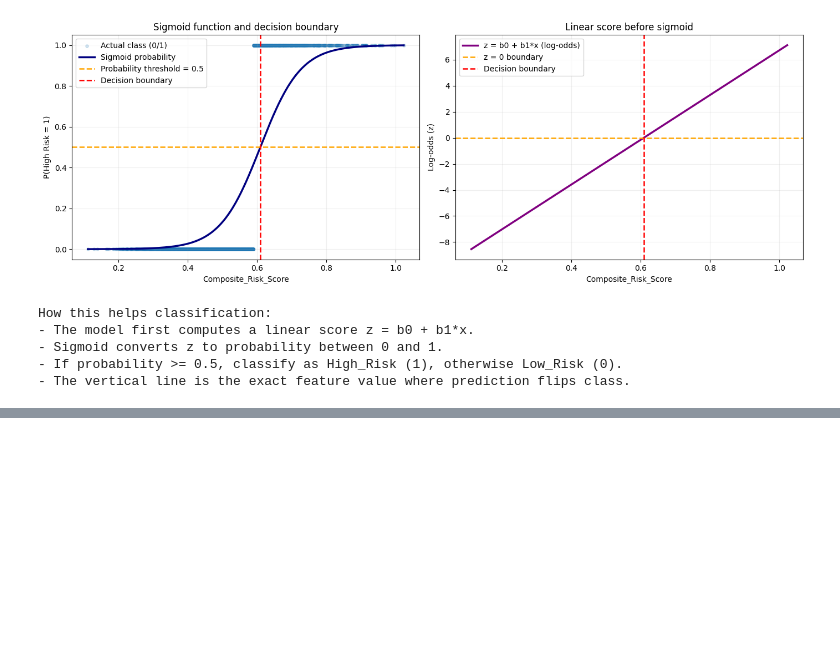
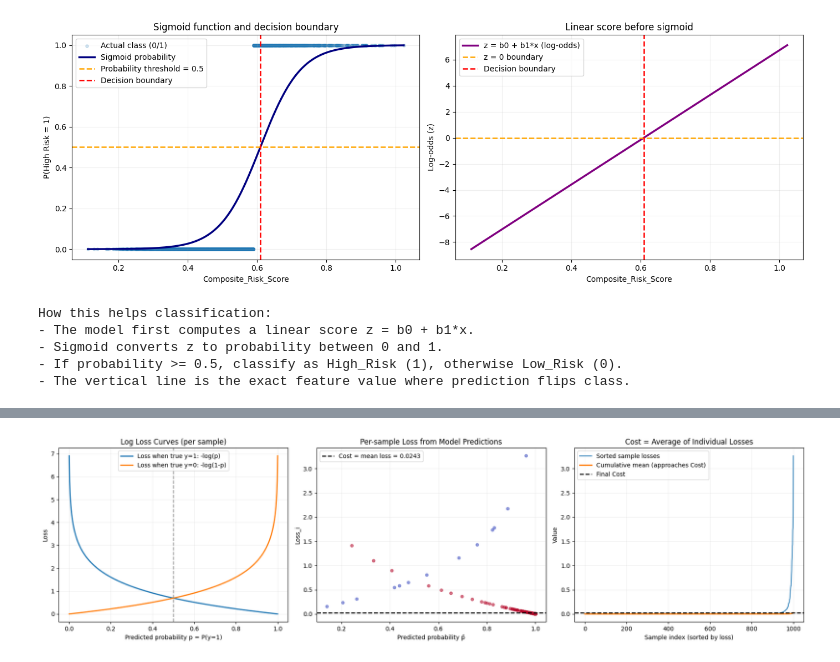
Before and after one commit to jdhova/Data-Science-Basics, a Jupyter notebook: Superviced/Classification/Classification.ipynb, the cells around one changed output, grey strips where cells are left out. Cells and saved outputs as stored; diff of their text form; code cells hidden in the pictures; blank space fills up the shorter version.

```diff
--- a/Superviced/Classification/Classification.ipynb
+++ b/Superviced/Classification/Classification.ipynb
@@ -109,0 +148,82 @@ How this helps classification:
+# %%
+# Simplified visual explanation of Loss (per sample) vs Cost (average loss) for logistic regression
+
+# 1) Pick an available dataframe and target
+df_for_demo = df_logistic.copy() if "df_logistic" in globals() else df_imported.copy()
+target_name = target_col if ("target_col" in globals() and target_col in df_for_demo.columns) else "Is_Suspicious"
+
+# 2) Build y (fallback if single class, for teaching visualization)
+y_raw = df_for_demo[target_name].astype(int).values
+if np.unique(y_raw).size < 2:
+    y_demo = (df_for_demo["Transaction_Amount"] > df_for_demo["Transaction_Amount"].median()).astype(int).values
+    note = "Target had one class only, so demo labels were created from median(Transaction_Amount)."
+else:
+    y_demo = y_raw
+    note = f"Using real target: {target_name}"
+
+# 3) Select a few numeric features and fit logistic regression
+candidate_features = [c for c in ["Transaction_Amount", "Country_Amount_Interaction", "Velocity_Risk", "Num_Transactions_24h"] if c in df_for_demo.columns]
+X_demo = df_for_demo[candidate_features].values
+
+demo_model = LogisticRegression(max_iter=1000)
+demo_model.fit(X_demo, y_demo)
+
+# Predicted probability for class 1
+p_hat = demo_model.predict_proba(X_demo)[:, 1]
+
+# 4) Per-sample log loss and cost (mean loss)
+eps = 1e-15
+p_safe = np.clip(p_hat, eps, 1 - eps)
+sample_loss = -(y_demo * np.log(p_safe) + (1 - y_demo) * np.log(1 - p_safe))
+cost = sample_loss.mean()
+
+print(note)
+print(f"Features used: {candidate_features}")
+print(f"Average Cost (mean log loss): {cost:.4f}")
+print(
+    "\nFormulas:\n"
+    "Loss_i = -(y_i*log(p_i) + (1-y_i)*log(1-p_i))\n"
+    "Cost   = (1/N) * Σ Loss_i"
+)
+
+# 5) Visual representation
+p_grid_demo = np.linspace(0.001, 0.999, 500)
+loss_if_y1 = -np.log(p_grid_demo)       # true class = 1
+loss_if_y0 = -np.log(1 - p_grid_demo)   # true class = 0
+
+fig, ax = plt.subplots(1, 3, figsize=(18, 5))
+
+# A) Theoretical log-loss shape
+ax[0].plot(p_grid_demo, loss_if_y1, label="Loss when true y=1: -log(p)", lw=2)
+ax[0].plot(p_grid_demo, loss_if_y0, label="Loss when true y=0: -log(1-p)", lw=2)
+ax[0].axvline(0.5, ls="--", color="gray", alpha=0.8)
+ax[0].set_title("Log Loss Curves (per sample)")
+ax[0].set_xlabel("Predicted probability p = P(y=1)")
+ax[0].set_ylabel("Loss")
+ax[0].legend()
+ax[0].grid(alpha=0.2)
+
+# B) Real sample losses from fitted model
+ax[1].scatter(p_hat, sample_loss, c=y_demo, cmap="coolwarm", alpha=0.55, s=22)
+ax[1].axhline(cost, color="black", ls="--", lw=1.8, label=f"Cost = mean loss = {cost:.4f}")
+ax[1].set_title("Per-sample Loss from Model Predictions")
+ax[1].set_xlabel("Predicted probability p̂")
+ax[1].set_ylabel("Loss_i")
+ax[1].legend()
+ax[1].grid(alpha=0.2)
+
+# C) From losses to cost (aggregation)
+loss_sorted = np.sort(sample_loss)
+cum_cost = np.cumsum(loss_sorted) / np.arange(1, len(loss_sorted) + 1)
+ax[2].plot(loss_sorted, label="Sorted sample losses", alpha=0.9)
+ax[2].plot(cum_cost, label="Cumulative mean (approaches Cost)", lw=2.2)
+ax[2].axhline(cost, color="black", ls="--", lw=1.8, label="Final Cost")
+ax[2].set_title("Cost = Average of Individual Losses")
+ax[2].set_xlabel("Sample index (sorted by loss)")
+ax[2].set_ylabel("Value")
+ax[2].legend()
+ax[2].grid(alpha=0.2)
+
+plt.tight_layout()
+plt.show()
+# %% [output]
@@ -109,0 +237 @@ How this helps classification:
+[figure, added]
```
Also changed, not shown: parts of 6 cells of this notebook.
